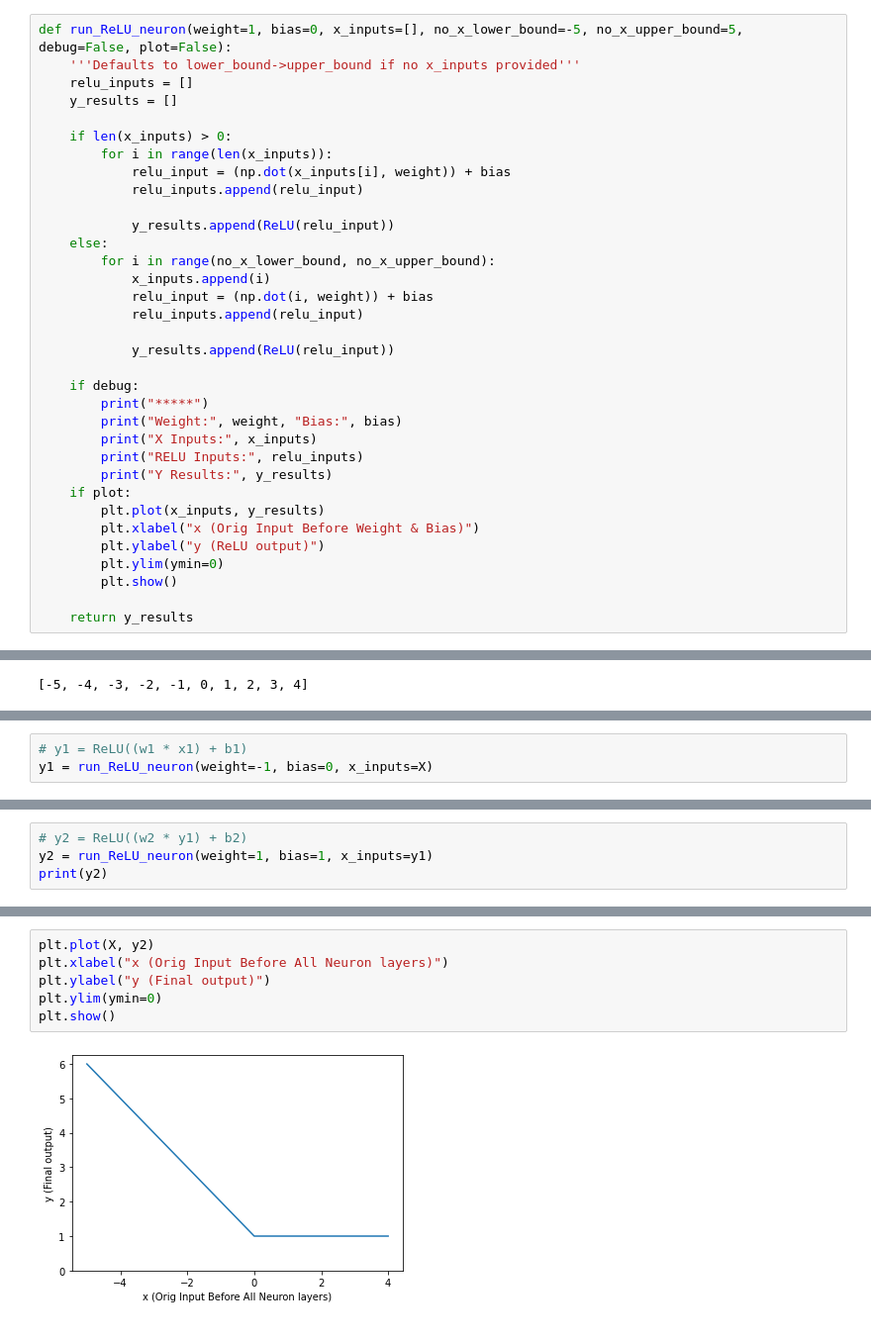
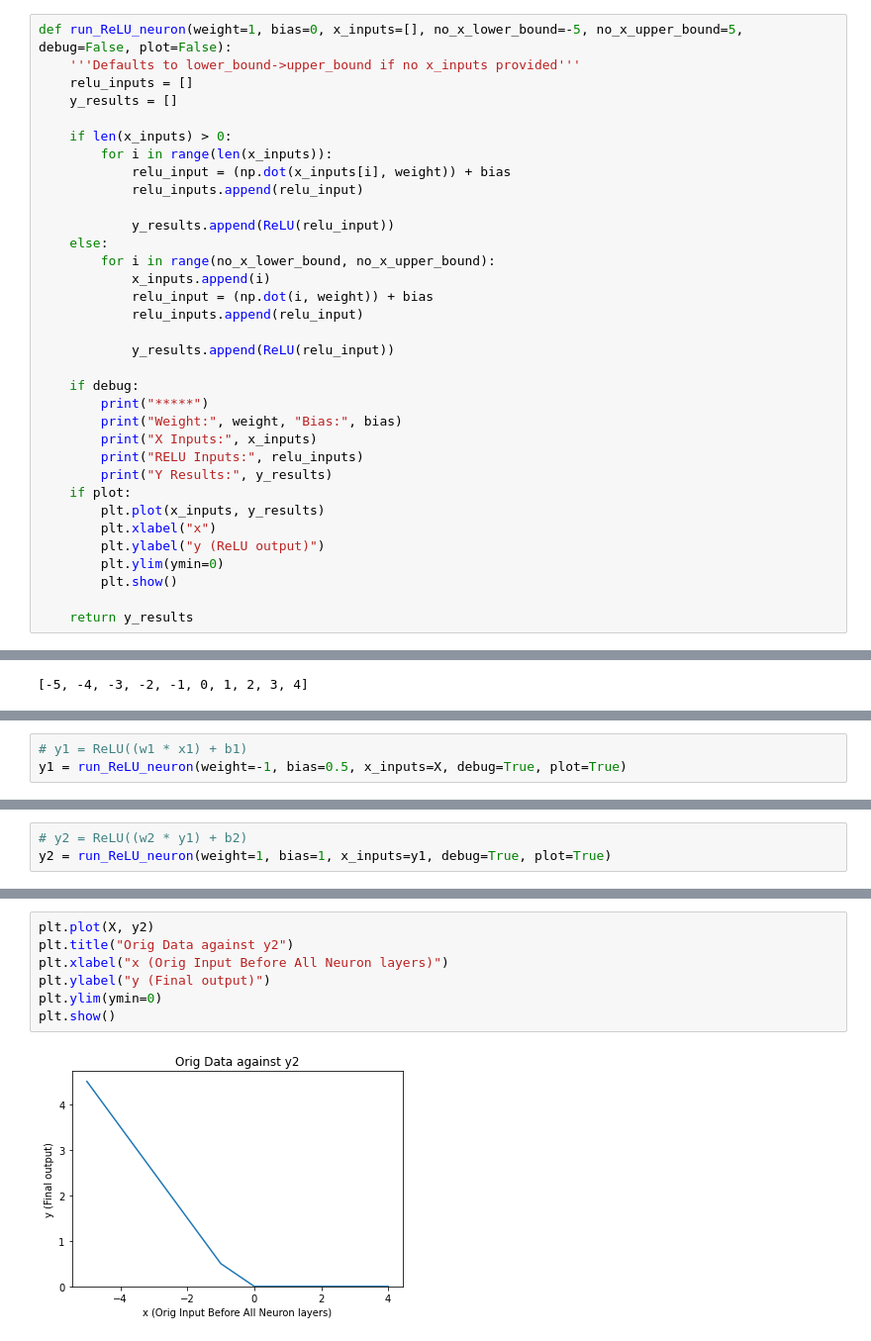
Before and after one commit to Benjy96/MINST_NeuralNetwork, a Jupyter notebook: examples-and-concepts/ReLU.ipynb, the cells around one changed output, grey strips where cells are left out. Shown at 99% size. Cells and saved outputs as stored; diff of their text form.

```diff
--- a/examples-and-concepts/ReLU.ipynb
+++ b/examples-and-concepts/ReLU.ipynb
@@ -42,7 +42,7 @@ def run_ReLU_neuron(weight=1, bias=0, x_inputs=[], no_x_lower_bound=-5, no_x_upp
         print("Y Results:", y_results)
     if plot:
         plt.plot(x_inputs, y_results)
-        plt.xlabel("x (Orig Input Before Weight & Bias)")
+        plt.xlabel("x")
         plt.ylabel("y (ReLU output)")
         plt.ylim(ymin=0)
         plt.show()
@@ -64,3 +69,3 @@ run_ReLU_neuron(weight=1, bias=0, x_inputs=X, plot=True)
 # %%
 # y1 = ReLU((w1 * x1) + b1)
-y1 = run_ReLU_neuron(weight=-1, bias=0, x_inputs=X)
+y1 = run_ReLU_neuron(weight=-1, bias=0.5, x_inputs=X, debug=True, plot=True)
@@ -67,5 +79,4 @@ y1 = run_ReLU_neuron(weight=-1, bias=0, x_inputs=X)
 # %%
 # y2 = ReLU((w2 * y1) + b2)
-y2 = run_ReLU_neuron(weight=1, bias=1, x_inputs=y1)
-print(y2)
+y2 = run_ReLU_neuron(weight=1, bias=1, x_inputs=y1, debug=True, plot=True)
 # %% [output]
@@ -73,8 +89,9 @@ print(y2)
 # %%
 plt.plot(X, y2)
+plt.title("Orig Data against y2")
 plt.xlabel("x (Orig Input Before All Neuron layers)")
 plt.ylabel("y (Final output)")
 plt.ylim(ymin=0)
 plt.show()
 # %% [output]
-[figure, old version]
+[figure, new version]
```
Also changed, not shown: parts of 4 cells of this notebook.
